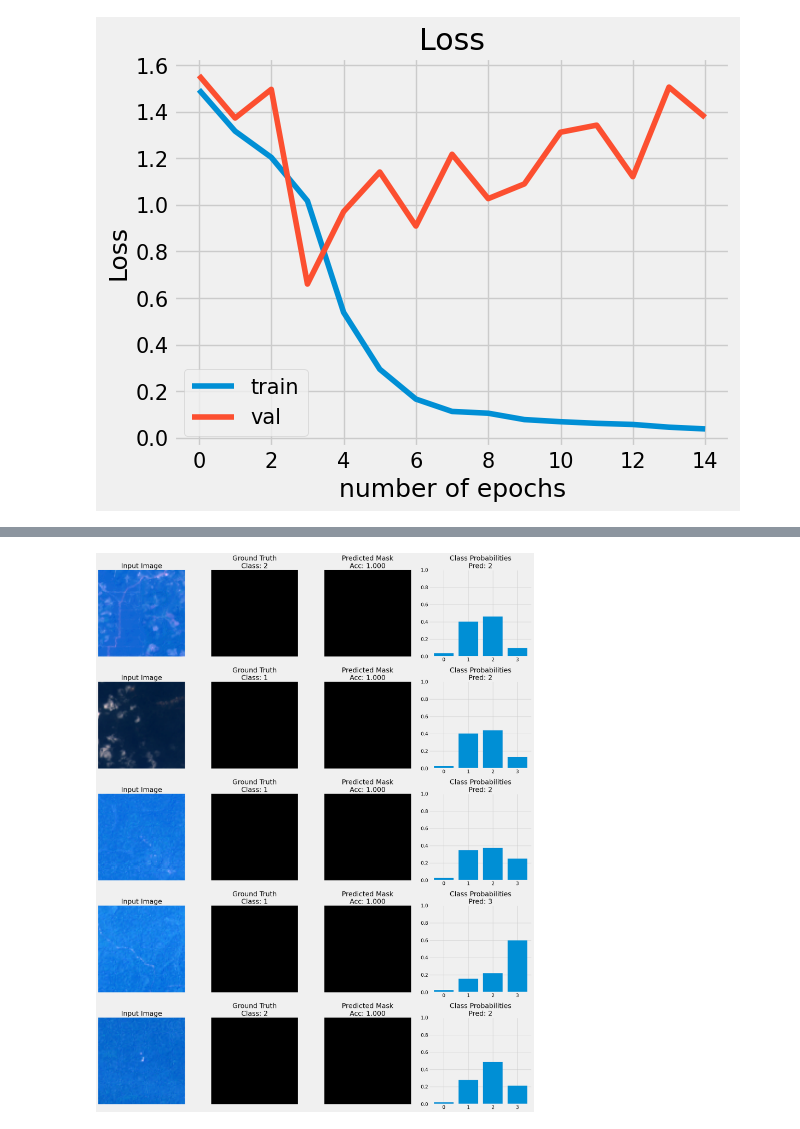
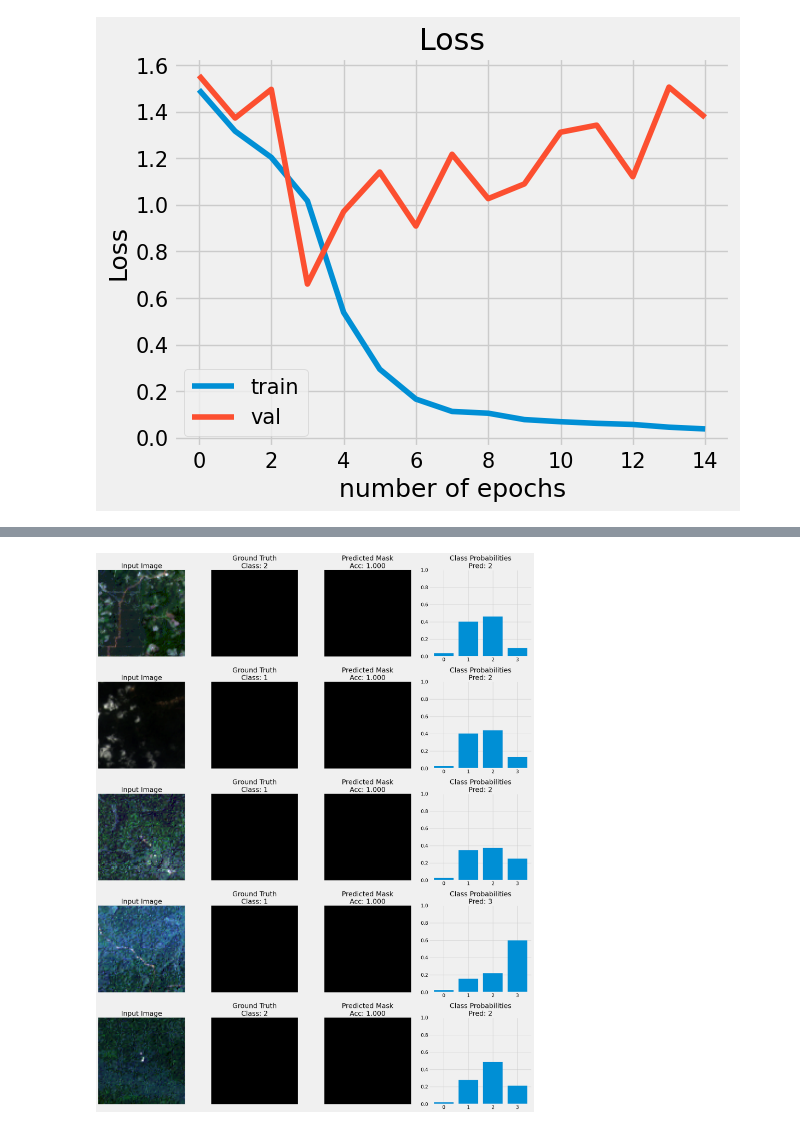
Before and after one commit to JamesBrockUoB/ForestChat, a Jupyter notebook: Training - UNet.ipynb, the cells around one changed output, grey strips where cells are left out. Saved outputs shown, nothing was run; the diff lists cells and outputs as text; code cells hidden in the pictures.

```diff
--- a/Training - UNet.ipynb
+++ b/Training - UNet.ipynb
@@ -227,6 +174,6 @@ plot_class_distribution(train_df, val_df, test_df)
 # %%
-import glob
-import pickle
+from pyproj import Transformer
+from rasterio.transform import from_origin
 
 def load_first_png_image(folder_path):
         png_files = glob.glob(os.path.join(folder_path, '*.png'))
@@ -235,8 +182,8 @@ def load_first_png_image(folder_path):
             raise FileNotFoundError(f"No PNG files found in {folder_path}")
 
         image = io.imread(png_files[0])
-        if image.shape[-1] == 4:  # If RGBA
-            image = image[..., :3]  # Take only RGB channels
+        if image.shape[-1] == 4:
+            image = image[..., :3]
         return image
 
 class ForestDataset(Dataset):
@@ -259,6 +206,7 @@ class ForestDataset(Dataset):
 
     def poly_from_utm(self, polygon):
         poly_pts = []
+        print(polygon.bounds)
 
         poly = unary_union(polygon)
         for i in np.array(poly.exterior.coords):
@@ -298,7 +246,26 @@ class ForestDataset(Dataset):
         for poly_verts in data:
             poly_shp.append(self.poly_from_utm(poly_verts))
 
-        mask = rasterize(shapes=poly_shp, out_shape=(332,332))
+        # Convert (lat, lon) to UTM using pyproj
+        transformer = Transformer.from_crs("EPSG:4326", "EPSG:32633", always_xy=True)  # You may need to dynamically set EPSG
+        utm_x, utm_y = transformer.transform(long, lat)
+
+        # Compute top-left corner (image is centered at utm_x, utm_y)
+        pixel_size = 15  # Landsat resolution in meters
+        half_size = (332 // 2) * pixel_size
+        x_min = utm_x - half_size
+        y_max = utm_y + half_size
+
+        transform = from_origin(x_min, y_max, pixel_size, pixel_size)
+
+        mask = rasterize(
+            shapes=[(poly, 1) for poly in poly_shp],
+            out_shape=(nx, ny),
+            transform=transform,
+            fill=0,
+            dtype=np.uint8
+        )
+
         seg = np.array(mask)
 
         if self.transform:
@@ -712,35 +704,38 @@ def plot_prediction_comparison(model, dataloader, num_examples=3):
             pred_class = torch.argmax(out_class, dim=1)
 
             img_np = images[0].cpu().permute(1,2,0).numpy()
-            img_np = (img_np - img_np.min()) / (img_np.max() - img_np.min() + 1e-5)
+            img_np = img_np.astype(np.float32)
+            for c in range(3):
+                channel = img_np[:, :, c]
+                img_np[:, :, c] = (channel - channel.min()) / (channel.max() - channel.min() + 1e-5)
 
             true_mask = seg[0].cpu().numpy()
             pred_mask = pred_masks[0, 0].cpu().numpy()
 
             accuracy = (pred_mask == true_mask).mean()
 
             axes[i,0].imshow(img_np)
             axes[i,0].set_title('Input Image')
             axes[i,0].axis('off')
 
             axes[i,1].imshow(true_mask, cmap='gray')
             axes[i,1].set_title(f'Ground Truth\nClass: {labels[0].item()}')
             axes[i,1].axis('off')
 
             axes[i,2].imshow(pred_mask, cmap='gray')
             axes[i,2].set_title(f'Predicted Mask\nAcc: {accuracy:.3f}')
             axes[i,2].axis('off')
 
             class_probs = torch.softmax(out_class[0], dim=0).cpu().numpy()
             num_classes = class_probs.shape[0]
             axes[i,3].bar([str(i) for i in range(num_classes)], class_probs)
             pred_class = torch.argmax(out_class[0]).item()
             axes[i,3].set_title(f'Class Probabilities\nPred: {pred_class}')
             axes[i,3].set_ylim(0, 1)
 
     plt.tight_layout()
     plt.show()
 
 plot_prediction_comparison(unet_classifier_segmentation, testloader, num_examples=5)
 # %% [output]
-[figure, old version]
+[figure, new version]
```
Also changed, not shown: parts of 9 cells of this notebook.
